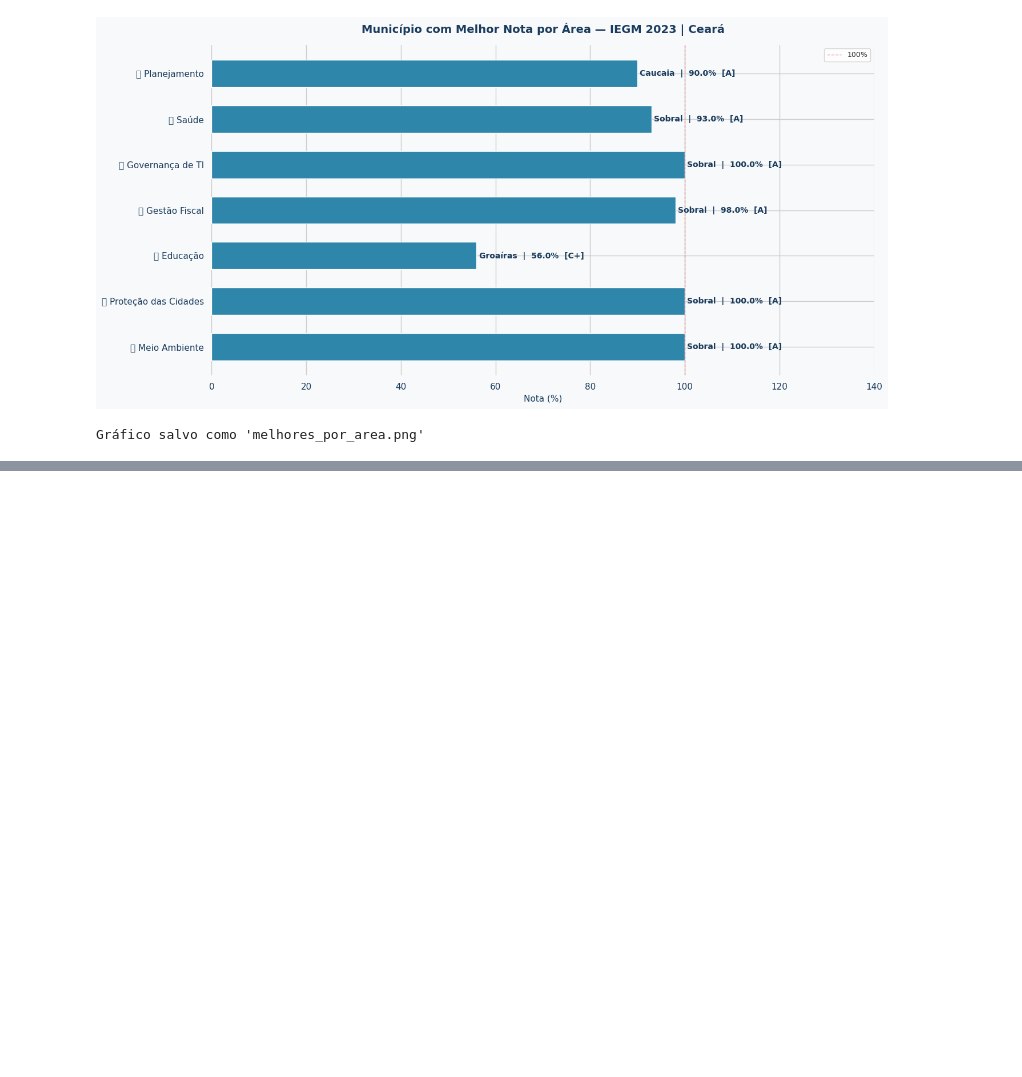
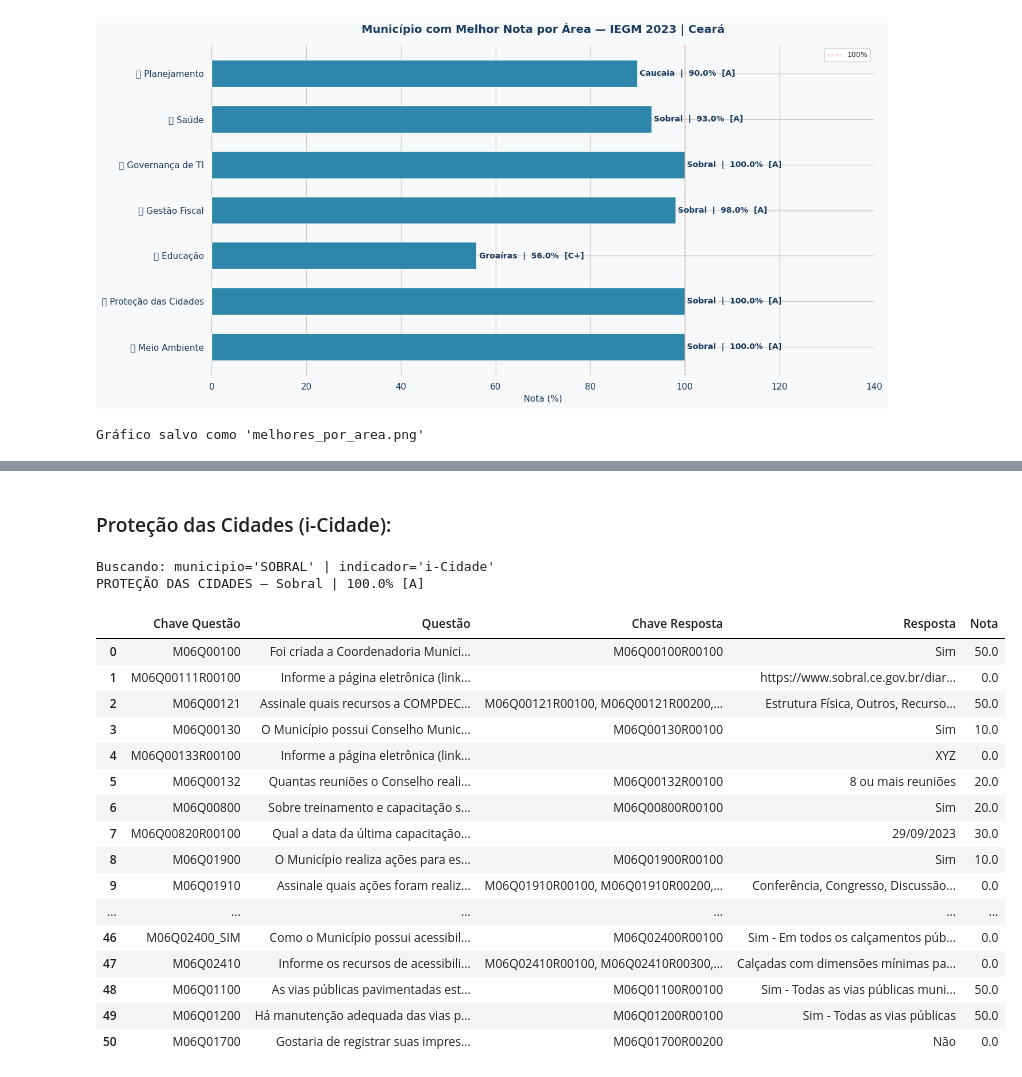
Before and after one commit to rhaymarthins/analise-iegm, a Jupyter notebook: iegm_analise.ipynb, the cells around one changed output, grey strips where cells are left out. Drawn from its saved outputs; the diff is of its cells as text; code cells hidden in the pictures; blank space fills up the shorter version.

```diff
--- a/iegm_analise.ipynb
+++ b/iegm_analise.ipynb
@@ -389,0 +416,32 @@ Gráfico salvo como 'melhores_por_area.png'
+# %%
+# =====================================================
+# CONFIGURAÇÃO — ANÁLISE 2
+# =====================================================
+
+mapa_indicador = {
+    'pct_iamb':    'i-Amb',
+    'pct_icidade': 'i-Cidade',
+    'pct_ieduc':   'i-Educ',
+    'pct_ifiscal': 'i-Fiscal',
+    'pct_igov_ti': 'i-Gov TI',
+    'pct_isaude':  'i-Saude',
+    'pct_iplan':   'i-Plan',
+}
+
+def get_respostas(coluna_pct):
+    # Busca direto pelo índice do df_melhores
+    idx = list(mapa_indicador.keys()).index(coluna_pct)
+    row = df_melhores.iloc[idx]
+
+    municipio = row['Município'].upper()
+    indicador = mapa_indicador[coluna_pct]
+
+    print(f"Buscando: municipio='{municipio}' | indicador='{indicador}'")
+
+    df = df_respostas[
+        (df_respostas['municipio'] == municipio) &
+        (df_respostas['indicador'] == indicador)
+    ][['chave_questao', 'questao', 'chave_resposta', 'resposta', 'nota']].copy()
+
+    df.columns = ['Chave Questão', 'Questão', 'Chave Resposta', 'Resposta', 'Nota']
+    return df.reset_index(drop=True), row
@@ -389,0 +470,26 @@ Gráfico salvo como 'melhores_por_area.png'
+# %% [markdown]
+### Proteção das Cidades (i-Cidade):
+# %%
+df_cidade, row = get_respostas('pct_icidade')
+print(f"PROTEÇÃO DAS CIDADES — {row['Município']} | {row['Nota (%)']}% [{row['Faixa']}]")
+display(df_cidade)
+# %% [output]
+Buscando: municipio='SOBRAL' | indicador='i-Cidade'
+PROTEÇÃO DAS CIDADES — Sobral | 100.0% [A]
+|  | Chave Questão | Questão | Chave Resposta | Resposta | Nota |
+| 0 | M06Q00100 | Foi criada a Coordenadoria Munici... | M06Q00100R00100 | Sim | 50.0 |
+| 1 | M06Q00111R00100 | Informe a página eletrônica (link... |  | https://www.sobral.ce.gov.br/diar... | 0.0 |
+| 2 | M06Q00121 | Assinale quais recursos a COMPDEC... | M06Q00121R00100, M06Q00121R00200,... | Estrutura Física, Outros, Recurso... | 50.0 |
+| 3 | M06Q00130 | O Município possui Conselho Munic... | M06Q00130R00100 | Sim | 10.0 |
+| 4 | M06Q00133R00100 | Informe a página eletrônica (link... |  | XYZ | 0.0 |
+| 5 | M06Q00132 | Quantas reuniões o Conselho reali... | M06Q00132R00100 | 8 ou mais reuniões | 20.0 |
+| 6 | M06Q00800 | Sobre treinamento e capacitação s... | M06Q00800R00100 | Sim | 20.0 |
+| 7 | M06Q00820R00100 | Qual a data da última capacitação... |  | 29/09/2023 | 30.0 |
+| 8 | M06Q01900 | O Município realiza ações para es... | M06Q01900R00100 | Sim | 10.0 |
+| 9 | M06Q01910 | Assinale quais ações foram realiz... | M06Q01910R00100, M06Q01910R00200,... | Conferência, Congresso, Discussão... | 0.0 |
+| ... | ... | ... | ... | ... | ... |
+| 46 | M06Q02400_SIM | Como o Município possui acessibil... | M06Q02400R00100 | Sim - Em todos os calçamentos púb... | 0.0 |
+| 47 | M06Q02410 | Informe os recursos de acessibili... | M06Q02410R00100, M06Q02410R00300,... | Calçadas com dimensões mínimas pa... | 0.0 |
+| 48 | M06Q01100 | As vias públicas pavimentadas est... | M06Q01100R00100 | Sim - Todas as vias públicas muni... | 50.0 |
+| 49 | M06Q01200 | Há manutenção adequada das vias p... | M06Q01200R00100 | Sim - Todas as vias públicas | 50.0 |
+| 50 | M06Q01700 | Gostaria de registrar suas impres... | M06Q01700R00200 | Não | 0.0 |
```
Also changed, not shown: parts of 17 cells of this notebook.
